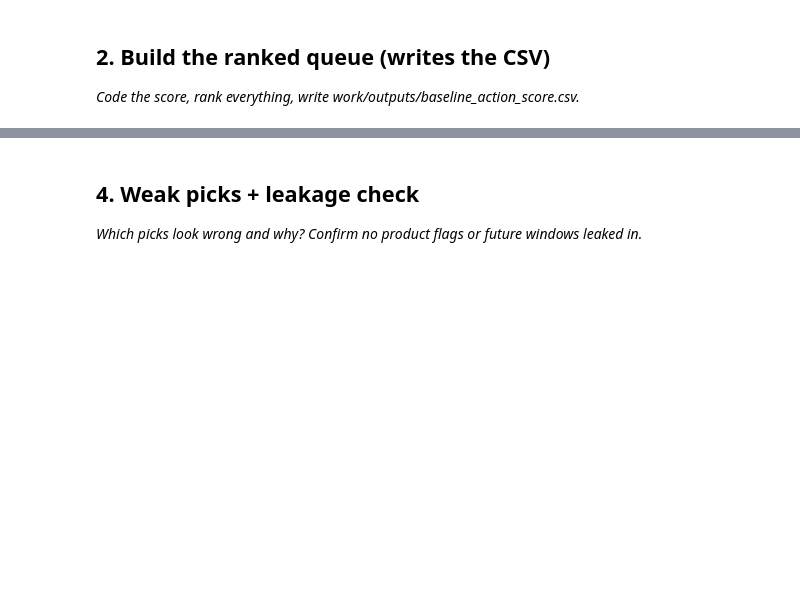
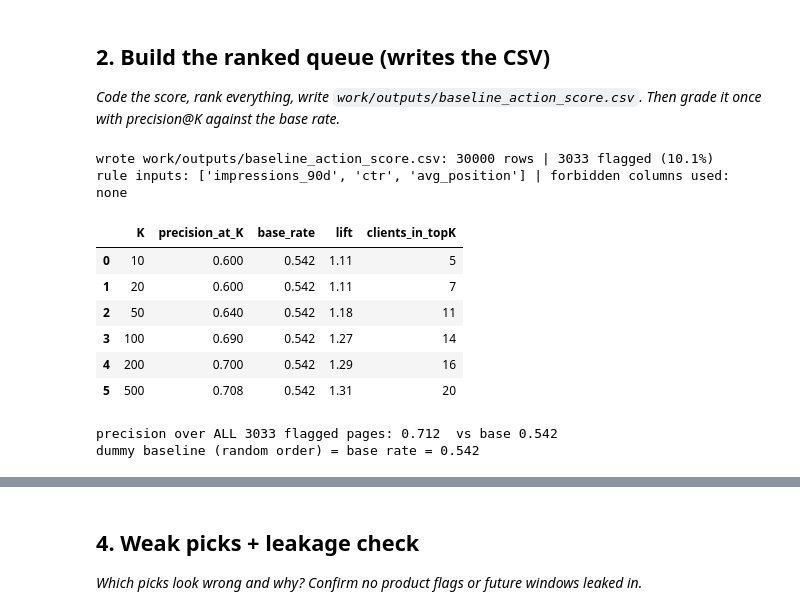
Before and after one commit to susheel123-sketch/Flyrank-Internship-ml, a Jupyter notebook: work/notebooks/w04_baseline_score.ipynb, the cells around one changed output, grey strips where cells are left out. Saved outputs shown, nothing was run; the diff lists cells and outputs as text; code cells hidden in the pictures; blank space fills up the shorter version.

```diff
--- a/work/notebooks/w04_baseline_score.ipynb
+++ b/work/notebooks/w04_baseline_score.ipynb
@@ -16,4 +198,4 @@ This skeleton is yours to fill. Work the sections **in order** — each one has
 # %% [markdown]
 ## 2. Build the ranked queue (writes the CSV)
 
-*Code the score, rank everything, write work/outputs/baseline_action_score.csv.*
+*Code the score, rank everything, write `work/outputs/baseline_action_score.csv`. Then grade it once with precision@K against the base rate.*
@@ -22,0 +202,55 @@ This skeleton is yours to fill. Work the sections **in order** — each one has
+# %%
+RULE_BANDS = ["1-3", "4-10", "11-20"]          # positions 1-20 only (signal B is flat beyond 20)
+MIN_IMPRESSIONS = 500
+LOW_CTR_SHARE = 0.5
+
+q = df.copy()
+q["position_band"] = pos_band.astype(object)
+q["band_ctr"] = q["position_band"].map(band_ctr).astype(float)
+eligible = (q["impressions_90d"] >= MIN_IMPRESSIONS) & q["position_band"].isin(RULE_BANDS)
+q["ctr_gap"] = (1 - q["ctr"] / q["band_ctr"]).clip(0, 1).where(eligible, 0.0)
+q["flagged"] = eligible & (q["ctr"] < LOW_CTR_SHARE * q["band_ctr"])
+q["baseline_score"] = np.where(q["flagged"], q["ctr_gap"] * np.log1p(q["impressions_90d"]), 0.0).round(4)
+q["reason_code"] = np.where(q["flagged"], "ctr_below_position_norm", "no_flag")
+q["action"] = np.where(q["flagged"], "rewrite_title_meta", "monitor")
+q = q.sort_values(["baseline_score", "impressions_90d"], ascending=False).reset_index(drop=True)
+q["rank"] = np.arange(1, len(q) + 1)
+
+OUT_COLS = ["rank", "content_id", "client_id", "baseline_score", "reason_code", "action",
+            "impressions_90d", "clicks_90d", "ctr", "avg_position", "position_band", "band_ctr", "ctr_gap",
+            "content_type", "main_intent", "days_since_last_update", "content_age_days"]
+os.makedirs("work/outputs", exist_ok=True)
+q[OUT_COLS].to_csv("work/outputs/baseline_action_score.csv", index=False)
+print("wrote work/outputs/baseline_action_score.csv:", len(q), "rows |",
+      int(q["flagged"].sum()), f"flagged ({q['flagged'].mean():.1%})")
+
+# Leakage guard: the rule must not have read any forbidden column.
+rule_inputs = ["impressions_90d", "ctr", "avg_position"]
+assert not set(rule_inputs) & set(FORBIDDEN) and not set(OUT_COLS) & set(FORBIDDEN)
+print("rule inputs:", rule_inputs, "| forbidden columns used: none")
+# %% [output]
+wrote work/outputs/baseline_action_score.csv: 30000 rows | 3033 flagged (10.1%)
+rule inputs: ['impressions_90d', 'ctr', 'avg_position'] | forbidden columns used: none
+# %%
+# Grade the queue ONCE. Label joined back by content_id; it never touched the score.
+lab = pd.Series(y.values, index=df["content_id"])
+q["is_declining"] = q["content_id"].map(lab).values
+base = q["is_declining"].mean()
+ks = [10, 20, 50, 100, 200, 500]
+rows = [{"K": k, "precision_at_K": round(q.head(k)["is_declining"].mean(), 3),
+         "base_rate": round(base, 3), "lift": round(q.head(k)["is_declining"].mean() / base, 2),
+         "clients_in_topK": q.head(k)["client_id"].nunique()} for k in ks]
+patk = pd.DataFrame(rows)
+display(patk)
+print(f"precision over ALL {int(q['flagged'].sum())} flagged pages: {q.loc[q['flagged'], 'is_declining'].mean():.3f}  vs base {base:.3f}")
+print("dummy baseline (random order) = base rate =", round(base, 3))
+# %% [output]
+|  | K | precision_at_K | base_rate | lift | clients_in_topK |
+| 0 | 10 | 0.600 | 0.542 | 1.11 | 5 |
+| 1 | 20 | 0.600 | 0.542 | 1.11 | 7 |
+| 2 | 50 | 0.640 | 0.542 | 1.18 | 11 |
+| 3 | 100 | 0.690 | 0.542 | 1.27 | 14 |
+| 4 | 200 | 0.700 | 0.542 | 1.29 | 16 |
+| 5 | 500 | 0.708 | 0.542 | 1.31 | 20 |
+precision over ALL 3033 flagged pages: 0.712  vs base 0.542
+dummy baseline (random order) = base rate = 0.542
```
Also changed, not shown: parts of 24 cells of this notebook, 2 other files.
